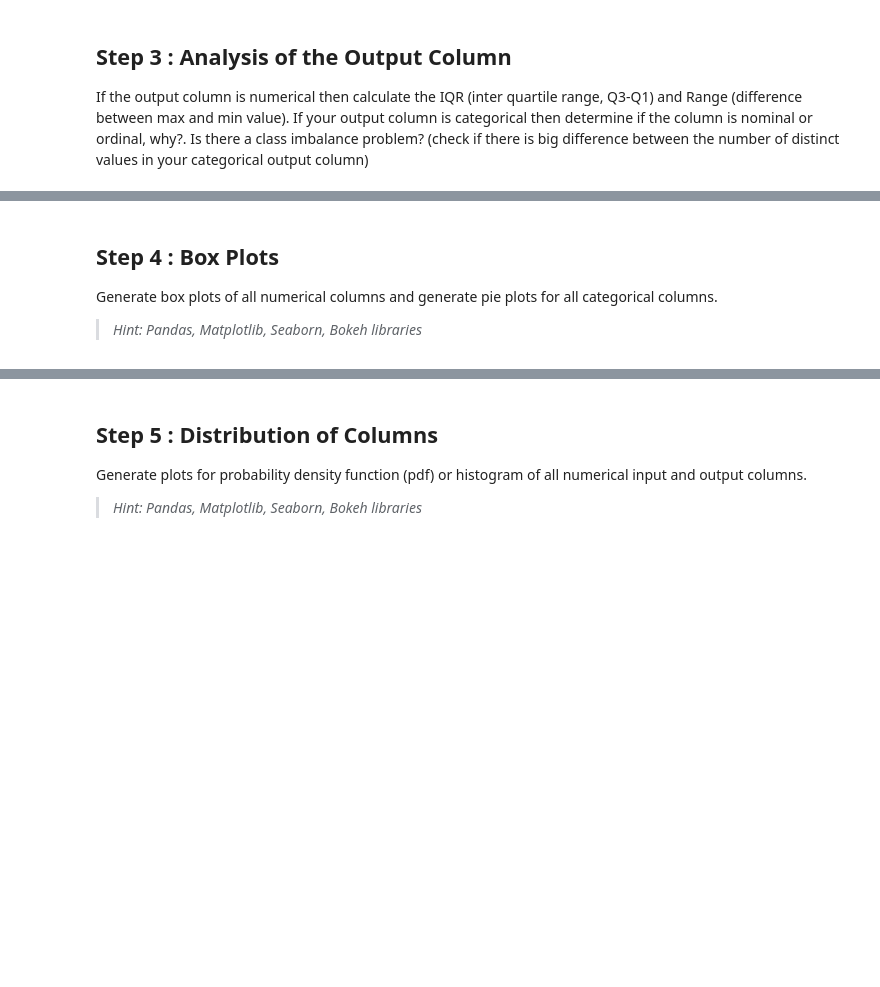
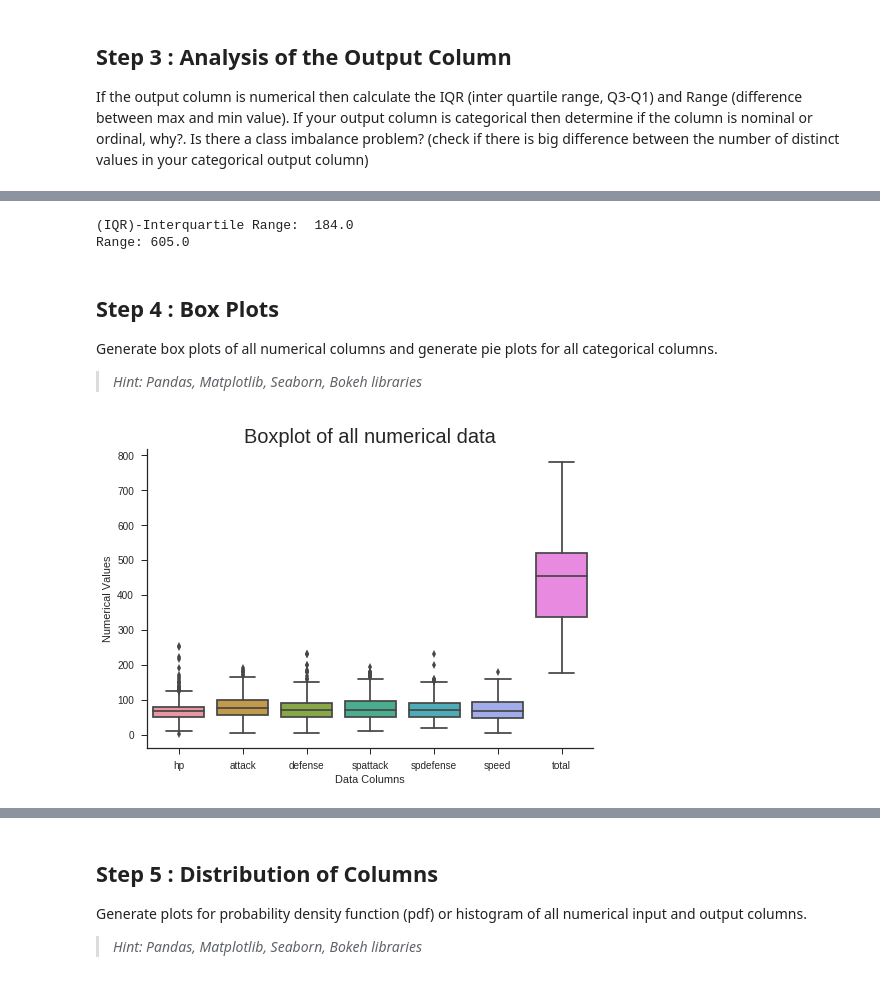
Before and after one commit to eneskemalergin/Data_Mining_Spring2017, a Jupyter notebook: Final_Homework/eneskemal_HW.ipynb, the cells around one changed output, grey strips where cells are left out. Drawn from its saved outputs; the diff is of its cells as text; code cells hidden in the pictures; blank space fills up the shorter version.

```diff
--- a/Final_Homework/eneskemal_HW.ipynb
+++ b/Final_Homework/eneskemal_HW.ipynb
@@ -166,3 +164,12 @@ If the output column is numerical then calculate the IQR (inter quartile range,
+# %%
+# I want to just analyze the data but let's say my output
+#  is total column in this case:
+tot_info = df['total'].describe()
+print("(IQR)-Interquartile Range: ", tot_info['75%'] - tot_info['25%'])
+print("Range:", tot_info['max'] - tot_info['min'])
+# %% [output]
+(IQR)-Interquartile Range:  184.0
+Range: 605.0
 # %% [markdown]
 Step 4 : Box Plots
 ---
@@ -170,3 +177,22 @@ Step 4 : Box Plots
 Generate box plots of all numerical columns and generate pie plots for all categorical columns.
 
 > *Hint: Pandas, Matplotlib, Seaborn, Bokeh libraries*
+# %%
+# Matplotlib for additional customization
+from matplotlib import pyplot as plt
+%matplotlib inline
+# Seaborn for plotting and styling
+import seaborn as sns
+# Seaborn configurations
+sns.set(style="whitegrid", color_codes=True)
+sns.set_style("ticks")
+# %%
+# Plotting all the numerical columns to combined boxplot
+sns.boxplot(data=df[(list(range(10))[3:])])
+plt.title("Boxplot of all numerical data", fontsize=20)
+plt.ylabel("Numerical Values")
+plt.xlabel("Data Columns")
+sns.despine()
+plt.show()
+# %% [output]
+[figure, added]
```
Also changed, not shown: parts of 19 cells of this notebook, 2 other files.
